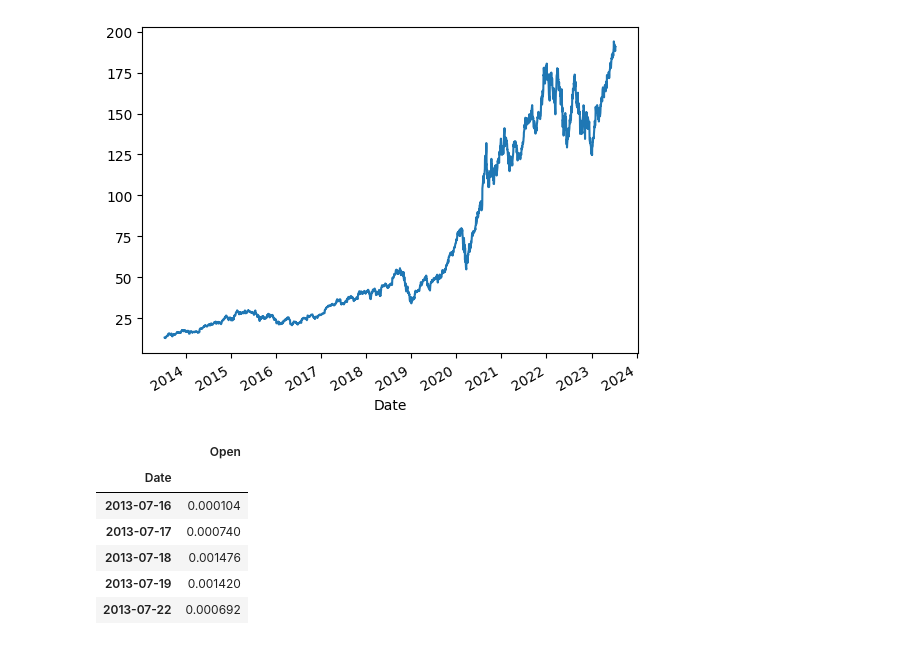
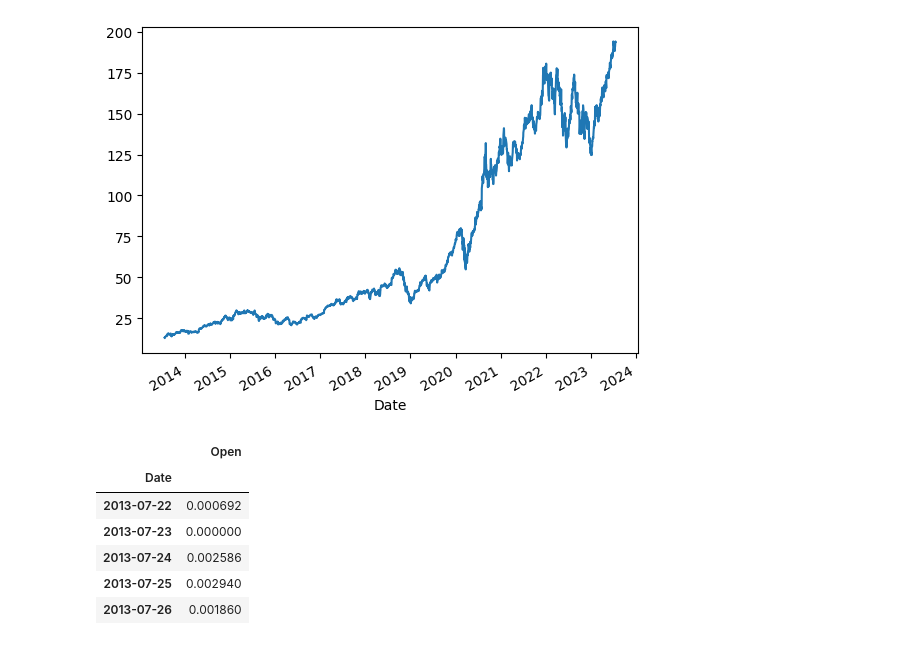
Before and after one commit to rsashank/StockPredictionModel, a Jupyter notebook: LSTMprediction.ipynb, the cells around one changed output. Cells and saved outputs as stored; diff of their text form; code cells hidden in the pictures.

```diff
--- a/LSTMprediction.ipynb
+++ b/LSTMprediction.ipynb
@@ -29,0 +22,6 @@ df.head()
+# %%
+stock = input()
+end_date = datetime.now()
+start_date = end_date - timedelta(days=10 * 365)
+df = yf.download(stock, start=start_date, end=end_date-timedelta(1))
+print(df)
@@ -44,13 +60,13 @@ features = ['Open']
 # %%
 scaler = MinMaxScaler()
 feature_transform = scaler.fit_transform(df[features])
-feature_transform= pd.DataFrame(columns=features, data=feature_transform, index=df.index)
+feature_transform = pd.DataFrame(data=feature_transform, columns=features, index=df.index)
 feature_transform.head()
 # %% [output]
 |  | Open |
 | Date |  |
-| 2013-07-16 | 0.000104 |
-| 2013-07-17 | 0.000740 |
-| 2013-07-18 | 0.001476 |
-| 2013-07-19 | 0.001420 |
 | 2013-07-22 | 0.000692 |
+| 2013-07-23 | 0.000000 |
+| 2013-07-24 | 0.002586 |
+| 2013-07-25 | 0.002940 |
+| 2013-07-26 | 0.001860 |
```
Also changed, not shown: parts of 12 cells of this notebook, 1 other file.
